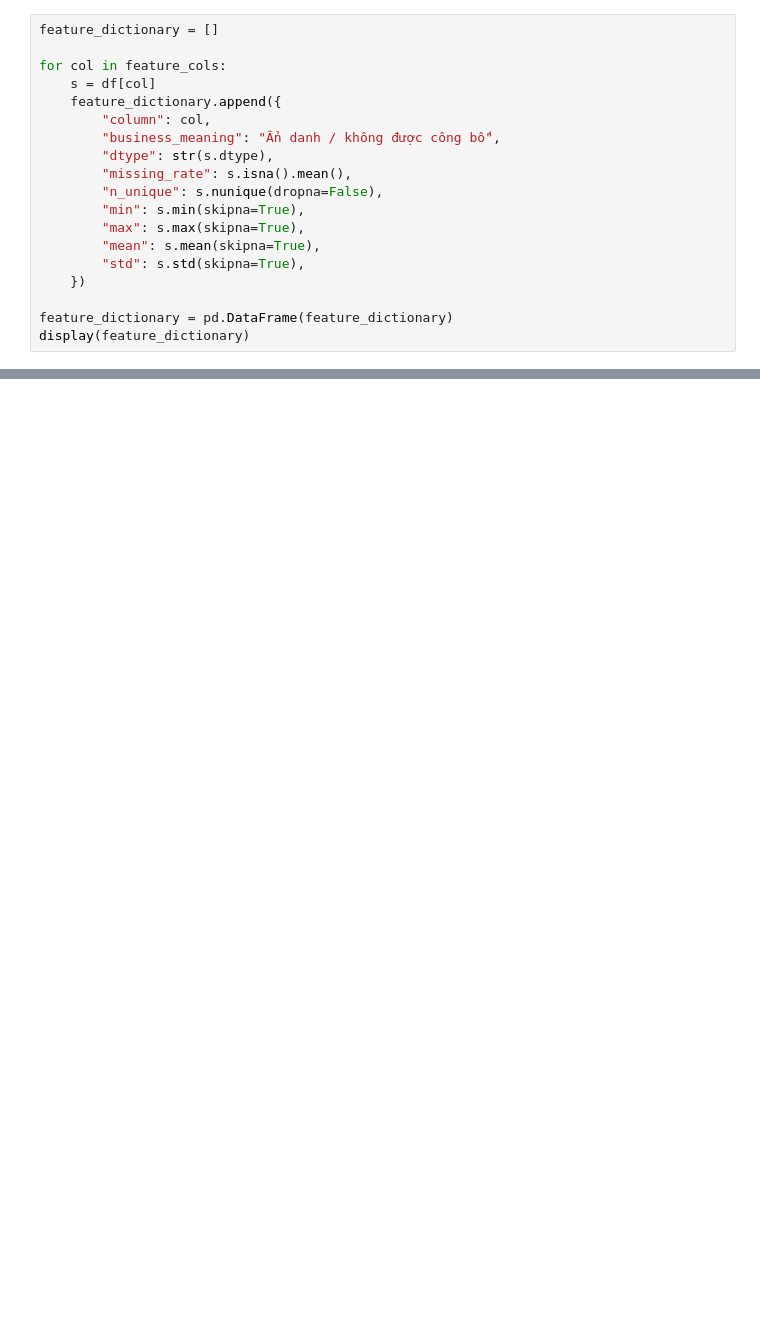
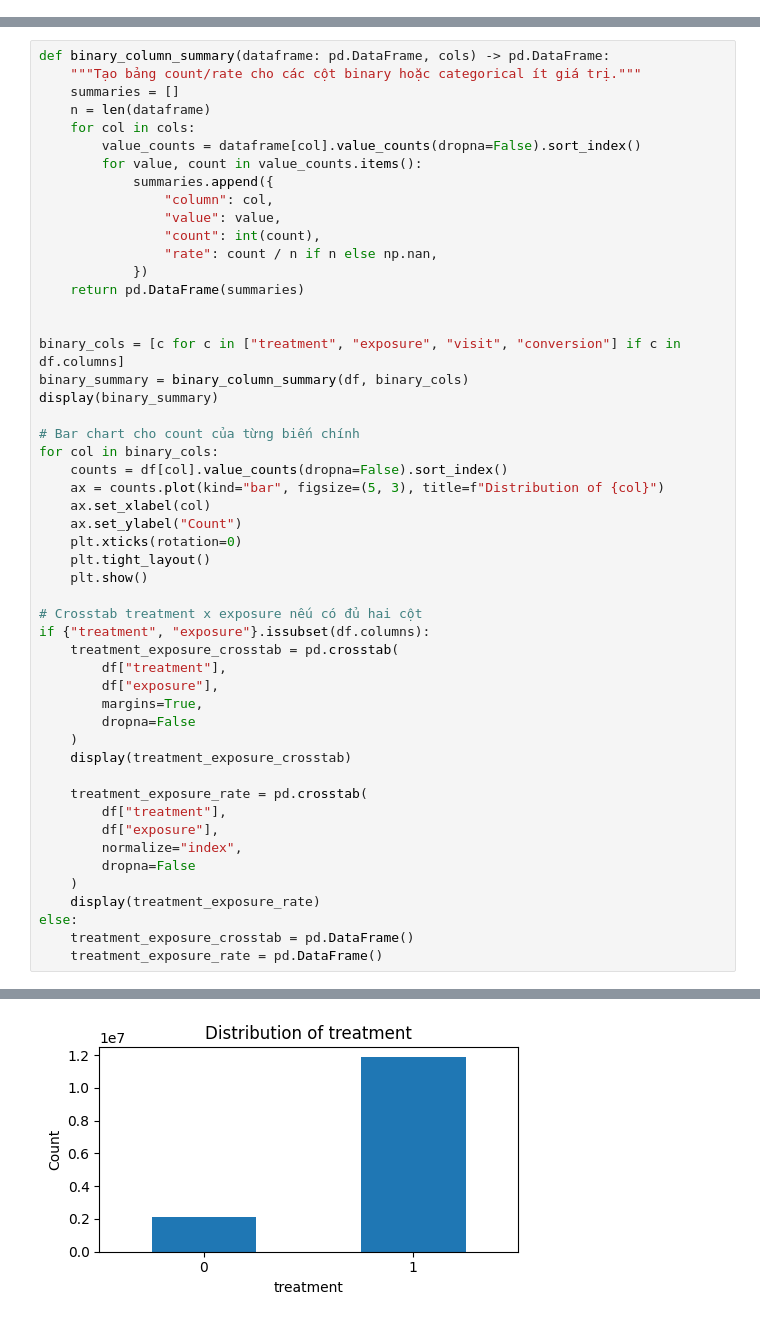
Before and after one commit to cyhapun/retention-uplift-mlops, a Jupyter notebook: notebooks/eda.ipynb, the cells around one changed output, grey strips where cells are left out. Drawn from its saved outputs; the diff is of its cells as text; blank space fills up the shorter version.

```diff
--- a/notebooks/eda.ipynb
+++ b/notebooks/eda.ipynb
@@ -442,19 +0,0 @@ Thay vào đó, ta mô tả feature theo các thông tin có thể quan sát:
-# %%
-feature_dictionary = []
-
-for col in feature_cols:
-    s = df[col]
-    feature_dictionary.append({
-        "column": col,
-        "business_meaning": "Ẩn danh / không được công bố",
-        "dtype": str(s.dtype),
-        "missing_rate": s.isna().mean(),
-        "n_unique": s.nunique(dropna=False),
-        "min": s.min(skipna=True),
-        "max": s.max(skipna=True),
-        "mean": s.mean(skipna=True),
-        "std": s.std(skipna=True),
-    })
-
-feature_dictionary = pd.DataFrame(feature_dictionary)
-display(feature_dictionary)
@@ -1433,0 +397,52 @@ Khi viết nhận xét cuối notebook, nên tập trung vào các điểm sau:
+# %%
+def binary_column_summary(dataframe: pd.DataFrame, cols) -> pd.DataFrame:
+    """Tạo bảng count/rate cho các cột binary hoặc categorical ít giá trị."""
+    summaries = []
+    n = len(dataframe)
+    for col in cols:
+        value_counts = dataframe[col].value_counts(dropna=False).sort_index()
+        for value, count in value_counts.items():
+            summaries.append({
+                "column": col,
+                "value": value,
+                "count": int(count),
+                "rate": count / n if n else np.nan,
+            })
+    return pd.DataFrame(summaries)
+
+
+binary_cols = [c for c in ["treatment", "exposure", "visit", "conversion"] if c in df.columns]
+binary_summary = binary_column_summary(df, binary_cols)
+display(binary_summary)
+
+# Bar chart cho count của từng biến chính
+for col in binary_cols:
+    counts = df[col].value_counts(dropna=False).sort_index()
+    ax = counts.plot(kind="bar", figsize=(5, 3), title=f"Distribution of {col}")
+    ax.set_xlabel(col)
+    ax.set_ylabel("Count")
+    plt.xticks(rotation=0)
+    plt.tight_layout()
+    plt.show()
+
+# Crosstab treatment x exposure nếu có đủ hai cột
+if {"treatment", "exposure"}.issubset(df.columns):
+    treatment_exposure_crosstab = pd.crosstab(
+        df["treatment"],
+        df["exposure"],
+        margins=True,
+        dropna=False
+    )
+    display(treatment_exposure_crosstab)
+
+    treatment_exposure_rate = pd.crosstab(
+        df["treatment"],
+        df["exposure"],
+        normalize="index",
+        dropna=False
+    )
+    display(treatment_exposure_rate)
+else:
+    treatment_exposure_crosstab = pd.DataFrame()
+    treatment_exposure_rate = pd.DataFrame()
+# %% [output]
@@ -1433,0 +458 @@ Khi viết nhận xét cuối notebook, nên tập trung vào các điểm sau:
+[figure, added]
```
Also changed, not shown: parts of 73 cells of this notebook.
